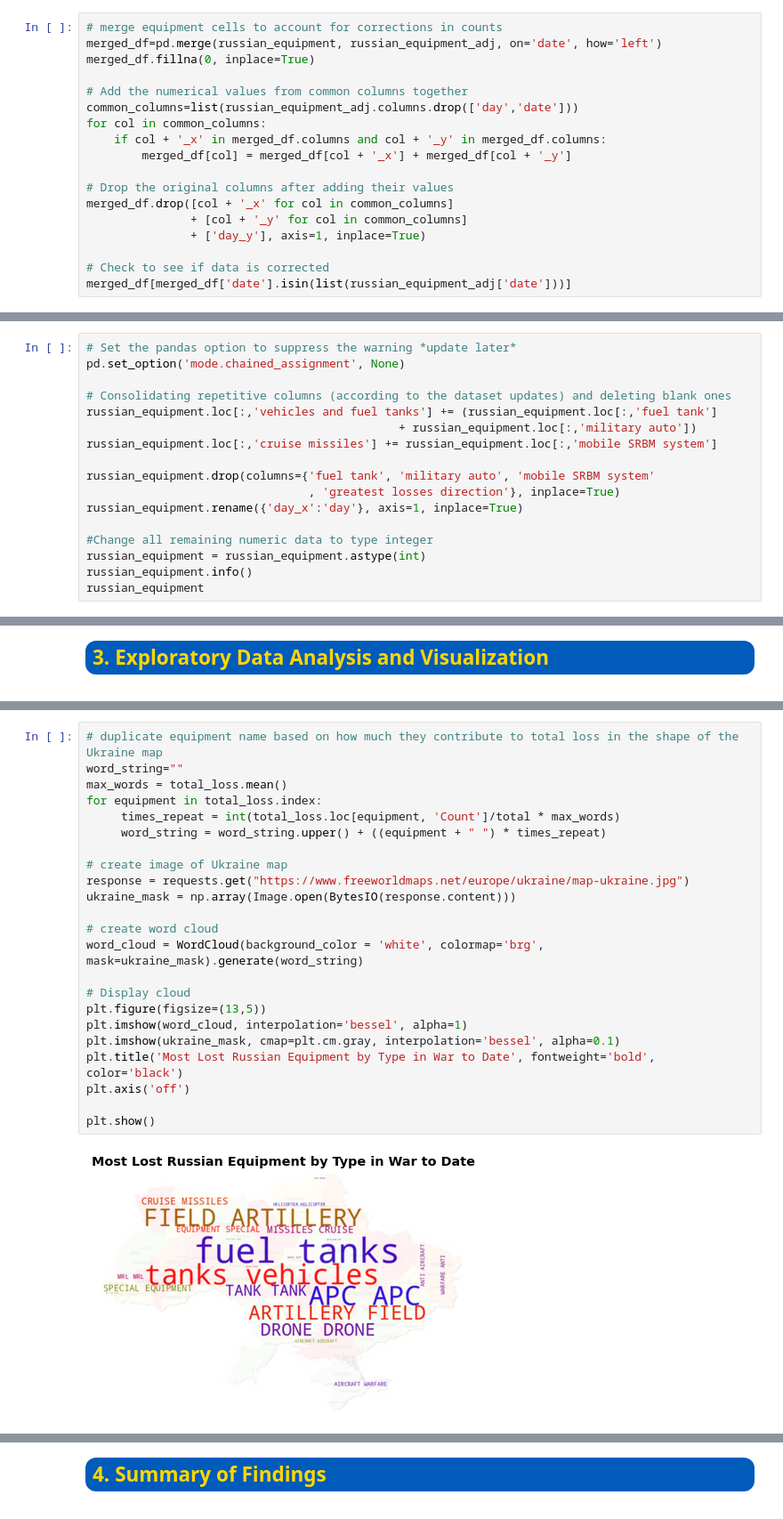
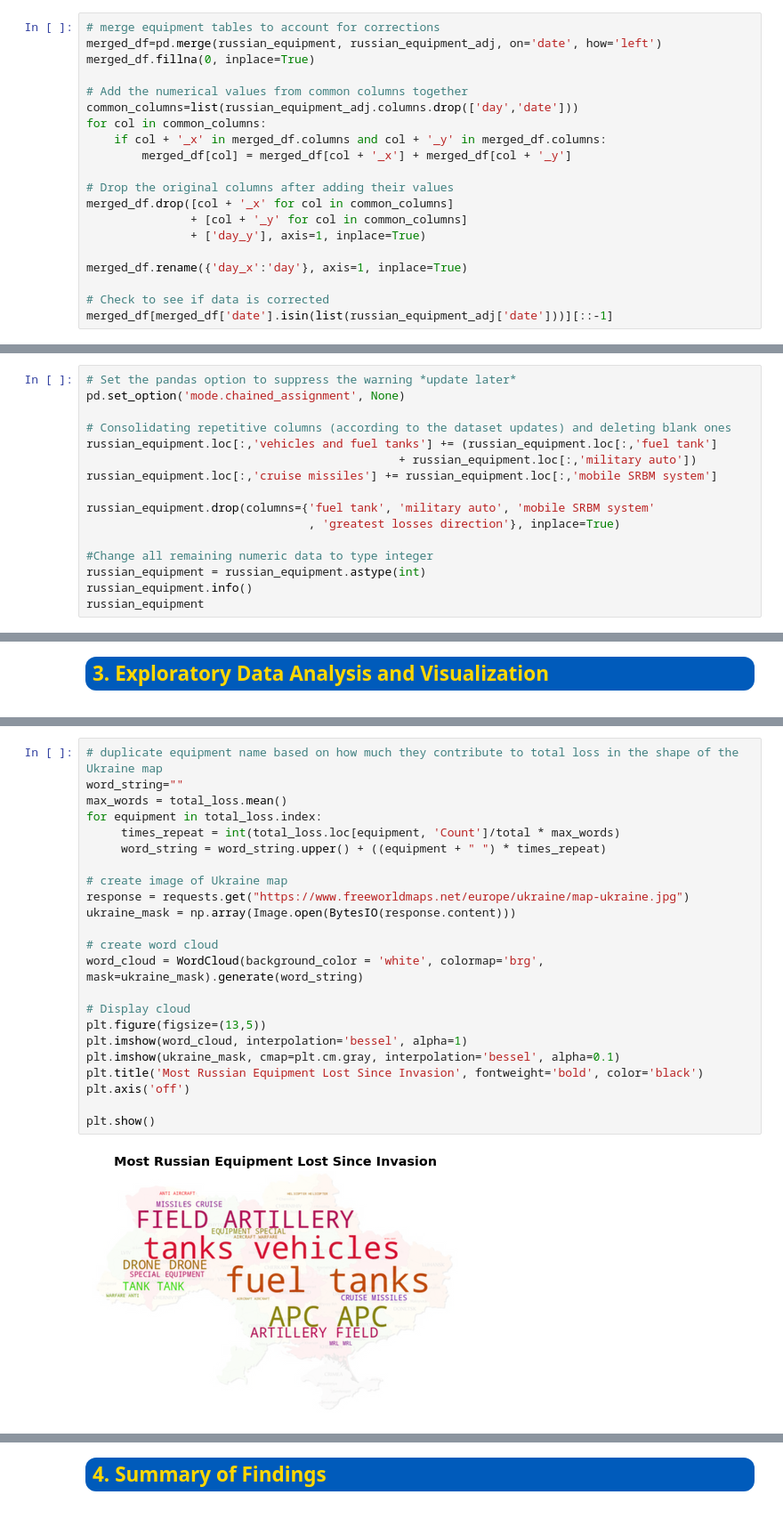
Before and after one commit to Sonya-7/Russian_Invasion_of_Ukraine, a Jupyter notebook: russian-invasion-of-ukraine.ipynb, the cells around one changed output, grey strips where cells are left out. Shown at 89% size. Saved outputs shown, nothing was run; the diff lists cells and outputs as text.

Commit message:
Kaggle Notebook | 📊Prisoners of War vs.🤺 Equipment Lost in War

```diff
--- a/russian-invasion-of-ukraine.ipynb
+++ b/russian-invasion-of-ukraine.ipynb
@@ -213,5 +224,5 @@ russian_equipment[russian_equipment['date'].isin(list(russian_equipment_adj['dat
 # %%
-# merge equipment cells to account for corrections in counts
+# merge equipment tables to account for corrections
 merged_df=pd.merge(russian_equipment, russian_equipment_adj, on='date', how='left')
 merged_df.fillna(0, inplace=True)
 
@@ -226,6 +237,8 @@ merged_df.drop([col + '_x' for col in common_columns]
                + [col + '_y' for col in common_columns]
                + ['day_y'], axis=1, inplace=True)
 
+merged_df.rename({'day_x':'day'}, axis=1, inplace=True)
+
 # Check to see if data is corrected
-merged_df[merged_df['date'].isin(list(russian_equipment_adj['date']))]
+merged_df[merged_df['date'].isin(list(russian_equipment_adj['date']))][::-1]
 # %% [output]
@@ -319,7 +334,6 @@ russian_equipment.loc[:,'cruise missiles'] += russian_equipment.loc[:,'mobile SR
 
 russian_equipment.drop(columns={'fuel tank', 'military auto', 'mobile SRBM system'
                                 , 'greatest losses direction'}, inplace=True)
-russian_equipment.rename({'day_x':'day'}, axis=1, inplace=True)
 
 #Change all remaining numeric data to type integer
 russian_equipment = russian_equipment.astype(int)
@@ -620,26 +629,26 @@ total_loss
 # %%
 # duplicate equipment name based on how much they contribute to total loss in the shape of the Ukraine map
 word_string=""
 max_words = total_loss.mean()
 for equipment in total_loss.index:
      times_repeat = int(total_loss.loc[equipment, 'Count']/total * max_words)
      word_string = word_string.upper() + ((equipment + " ") * times_repeat)
 
 # create image of Ukraine map
 response = requests.get("https://www.freeworldmaps.net/europe/ukraine/map-ukraine.jpg")
 ukraine_mask = np.array(Image.open(BytesIO(response.content)))
 
 # create word cloud
 word_cloud = WordCloud(background_color = 'white', colormap='brg', mask=ukraine_mask).generate(word_string)
 
 # Display cloud
 plt.figure(figsize=(13,5))
 plt.imshow(word_cloud, interpolation='bessel', alpha=1)
 plt.imshow(ukraine_mask, cmap=plt.cm.gray, interpolation='bessel', alpha=0.1)
-plt.title('Most Lost Russian Equipment by Type in War to Date', fontweight='bold', color='black')
+plt.title('Most Russian Equipment Lost Since Invasion', fontweight='bold', color='black')
 plt.axis('off')
 
 plt.show()
 # %% [output]
-[figure, old version]
+[figure, new version]
 # %% [markdown]
```
Also changed, not shown: parts of 43 cells of this notebook.
